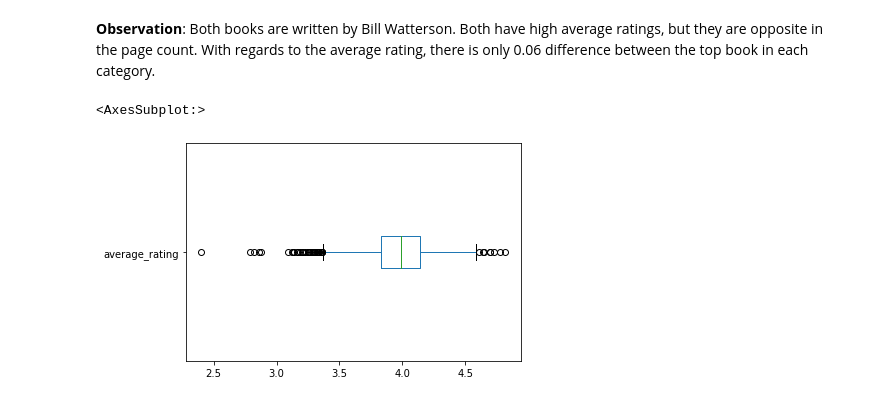
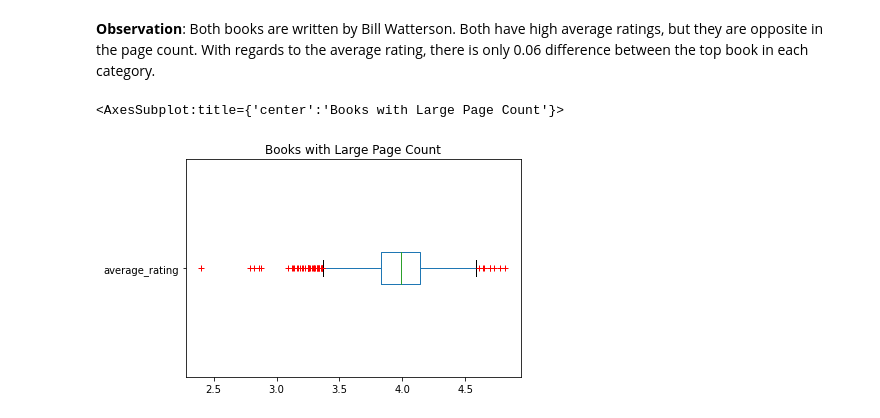
Before and after one commit to le-n-qui/goodreads-dataset, a Jupyter notebook: goodreads_books_analysis.ipynb, the cells around one changed output. Cells and saved outputs as stored; diff of their text form; code cells hidden in the pictures.

Commit message:
Add a boxplot for books with fewer pages; Change circle into plus for outliers

```diff
--- a/goodreads_books_analysis.ipynb
+++ b/goodreads_books_analysis.ipynb
@@ -174,7 +180,7 @@ high_rating_many_pages.sort_values(by=['average_rating'], ascending=False)[:1]
 **Observation**: Both books are written by Bill Watterson. Both have high average ratings, but they are opposite in the page count. With regards to the average rating, there is only 0.06 difference between the top book in each category.
 # %%
 df = pd.DataFrame(high_rating_many_pages['average_rating'])
-df.plot.box(vert=False)
+df.plot.box(vert=False, title="Books with Large Page Count", sym='r+')
 # %% [output]
-<AxesSubplot:>
+<AxesSubplot:title={'center':'Books with Large Page Count'}>
-[figure, old version]
+[figure, new version]
```
Also changed, not shown: parts of 1 cell of this notebook.
